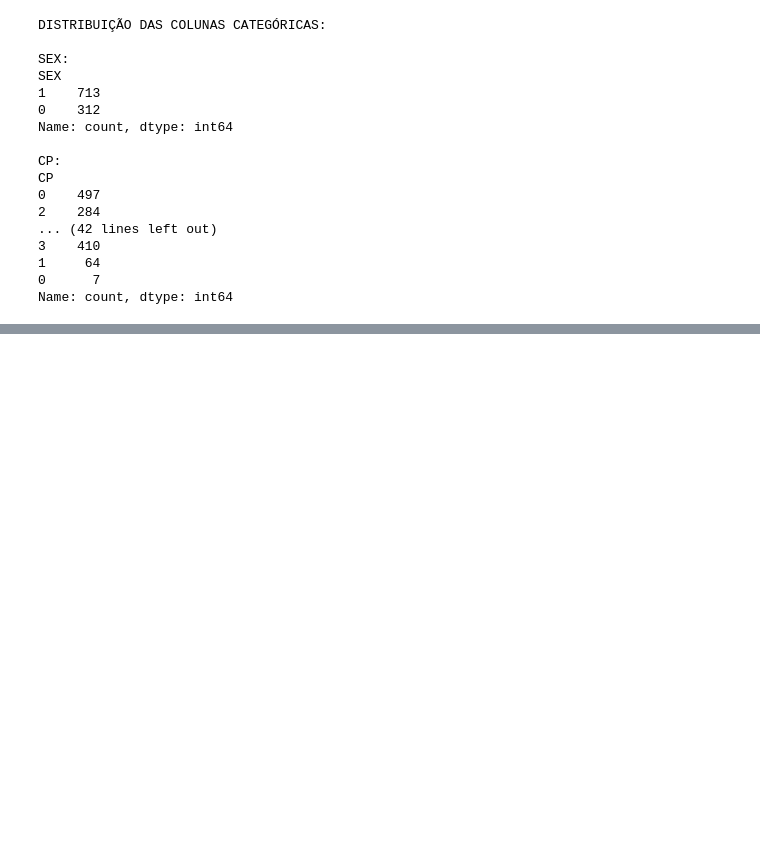
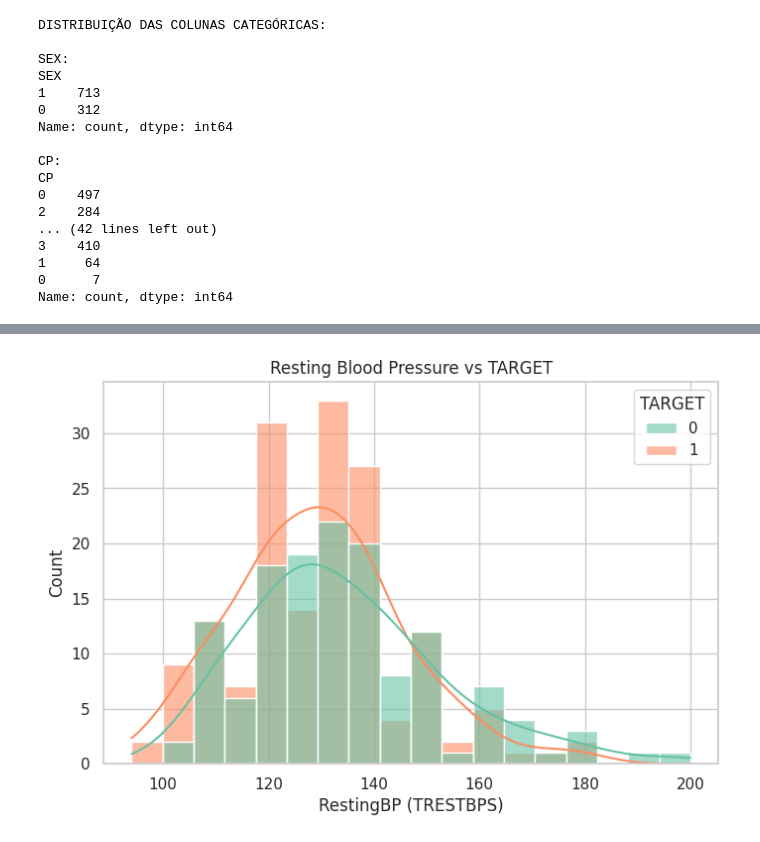
Before and after one commit to emanusousa/machine-learning-project, a Jupyter notebook: notebooks/heart.ipynb, the cells around one changed output, grey strips where cells are left out. Cells and saved outputs as stored; diff of their text form; code cells hidden in the pictures; blank space fills up the shorter version.

```diff
--- a/notebooks/heart.ipynb
+++ b/notebooks/heart.ipynb
@@ -453,0 +208,18 @@ plt.show()
+# %%
+plt.figure(figsize=(8,5))
+sns.histplot(
+    data=df,
+    x="TRESTBPS",
+    hue="TARGET",
+    kde=True,
+    stat="count",
+    common_norm=False,
+    palette="Set2",
+    alpha=0.6
+)
+plt.title("Resting Blood Pressure vs TARGET")
+plt.xlabel("RestingBP (TRESTBPS)")
+plt.ylabel("Count")
+plt.show()
+# %% [output]
+[figure, added]
```
Also changed, not shown: parts of 67 cells of this notebook.
